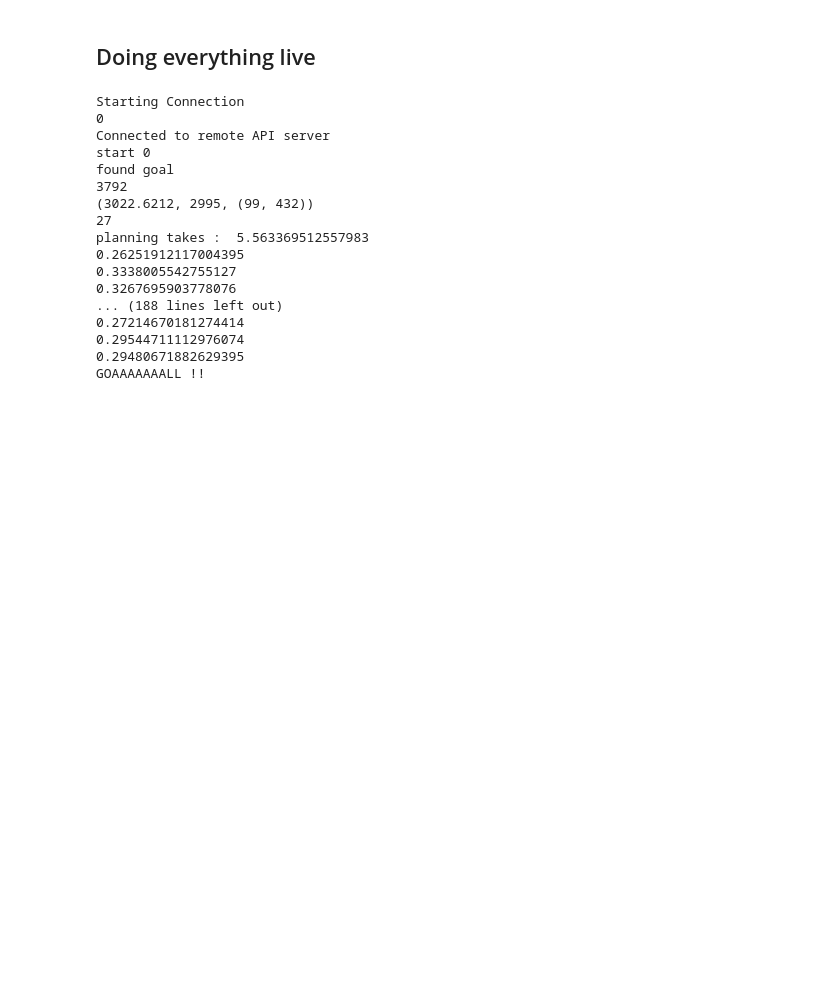
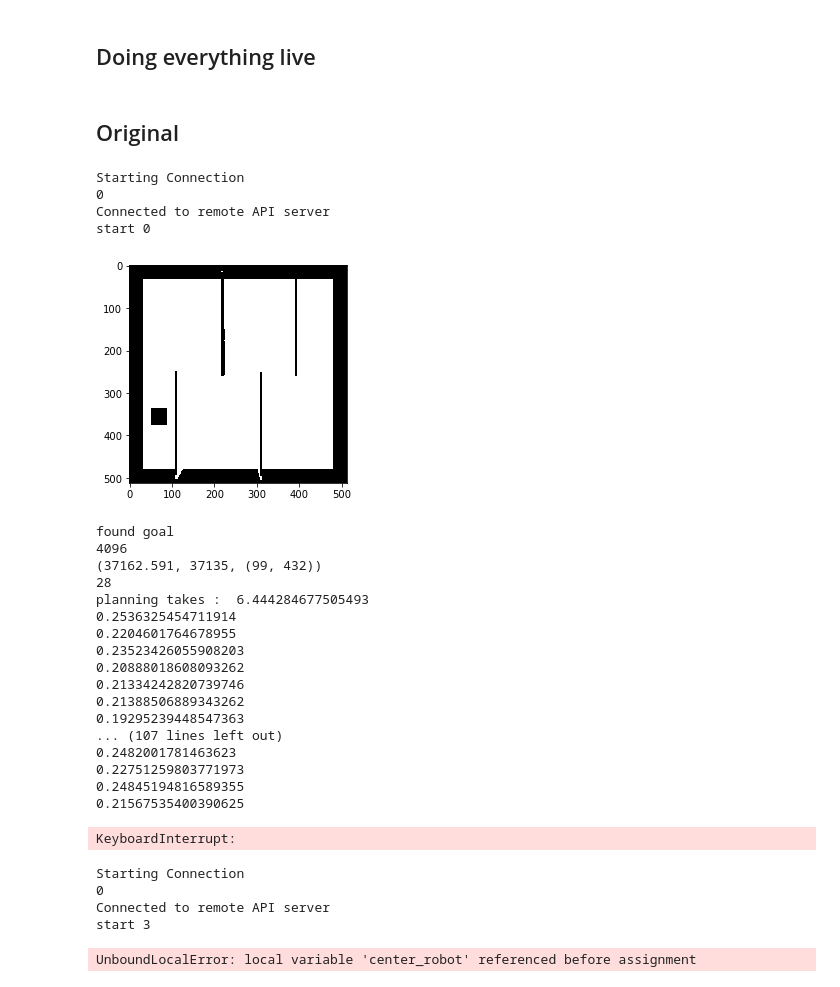
Before and after one commit to gabriel1997castro/coppelia-warehouse-simulation, a Jupyter notebook: path_tracking.ipynb, the cells around one changed output. Drawn from its saved outputs; the diff is of its cells as text; code cells hidden in the pictures; blank space fills up the shorter version.

```diff
--- a/path_tracking.ipynb
+++ b/path_tracking.ipynb
@@ -362,7 +362,7 @@ class pid():
         self.error_old = self.error
         return P+I+D
 # %%
-def send_path_4_drawing(path, sleep_time = 0.07):
+def send_path_4_drawing(path, sleep_time = 0.01):
     #the bigger the sleep time the more accurate the points are placed but you have to be very patient :D
     for i in path:
         point2send = transform_points_from_image2real (i)
@@ -388,3 +440,5 @@ def pioneer_robot_model(v_des, omega_des):
+# %% [markdown]
+## Original
 # %%
 lad = 0.5 #look ahead distance
 print ('Starting Connection')
@@ -418,6 +472,10 @@ if clientID!=-1:
                 img = np.array(image,dtype=np.uint8)
                 img.resize([resolution[1],resolution[0],3])
                 img_obs = obstacles_grid(img)
+                %matplotlib inline
+                plt.imshow(img_obs, cmap="gray")
+                plt.show()
+#                 time.sleep(20)
                 center_robot = get_robot_position(img)
                 img_goal, center_goal = get_goal_position(img)
                 _ , path = search(img_obs,center_robot,center_goal,cost = 1, D = 1 , fnc='Manhattan')
@@ -445,43 +503,49 @@ if clientID!=-1:
                     if dist[i] < lad and indx <= i:
                         indx = i
                 #mark the carrot with the sphere
                 returnCode=sim.simxSetObjectPosition(clientID,look_ahead_sphere,-1,(path_to_track[indx,0], path_to_track[indx,1], 0.005),sim.simx_opmode_oneshot)
                 orient_error = np.arctan2(path_transformed[indx,1], path_transformed[indx,0])
                 #the controllers
                 v_sp = d_controller.control(dist[indx])
                 om_sp =omega_controller.control(orient_error)
                 vr, vl = pioneer_robot_model(v_sp, om_sp)
                 errorCode_leftM = sim.simxSetJointTargetVelocity(clientID, left_motor_handle, vr, sim.simx_opmode_oneshot)
                 errorCode_rightM = sim.simxSetJointTargetVelocity(clientID, right_motor_handle,vl, sim.simx_opmode_oneshot)
                 count += 1
                 tock = time.time()
                 dt = tock - tick
                 print(dt)
         else:
             print("GOAAAAAAALL !!")
             errorCode_leftM = sim.simxSetJointTargetVelocity(clientID, left_motor_handle, 0, sim.simx_opmode_oneshot)
             errorCode_rightM = sim.simxSetJointTargetVelocity(clientID, right_motor_handle,0, sim.simx_opmode_oneshot)
     finally:
         errorCode_leftM = sim.simxSetJointTargetVelocity(clientID, left_motor_handle, 0, sim.simx_opmode_oneshot)
         errorCode_rightM = sim.simxSetJointTargetVelocity(clientID, right_motor_handle,0, sim.simx_opmode_oneshot)
         time.sleep(0.1)
         sim.simxStopSimulation(clientID,sim.simx_opmode_blocking)
         sim.simxFinish(-1)
 # %% [output]
 Starting Connection
 0
 Connected to remote API server
 start 0
-found goal
-3792
-(3022.6212, 2995, (99, 432))
-27
-planning takes :  5.563369512557983
-0.26251912117004395
-0.3338005542755127
-0.3267695903778076
-... (188 lines left out)
-0.27214670181274414
-0.29544711112976074
-0.29480671882629395
-GOAAAAAAALL !!
+[figure, added]
+found goal
+4096
+(37162.591, 37135, (99, 432))
+28
+planning takes :  6.444284677505493
+0.2536325454711914
+0.2204601764678955
+0.23523426055908203
+0.20888018608093262
+0.21334242820739746
+0.21388506889343262
+0.19295239448547363
+... (107 lines left out)
+0.2482001781463623
+0.22751259803771973
+0.24845194816589355
+0.21567535400390625
+KeyboardInterrupt:
@@ -487,0 +648,8 @@ GOAAAAAAALL !!
+# %%
+everything()
+# %% [output]
+Starting Connection
+0
+Connected to remote API server
+start 3
+UnboundLocalError: local variable 'center_robot' referenced before assignment
```
Also changed, not shown: parts of 4 cells of this notebook, 4 other files.
